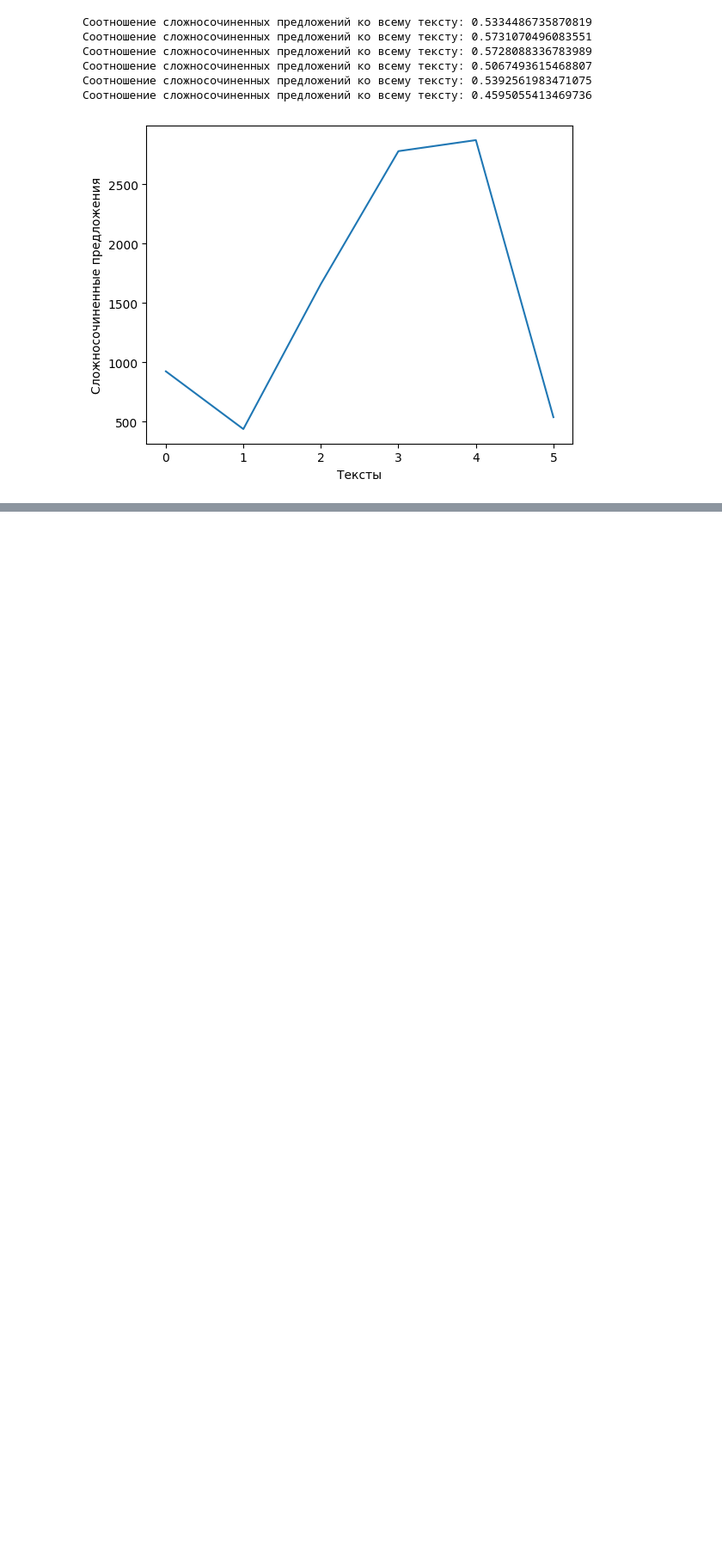
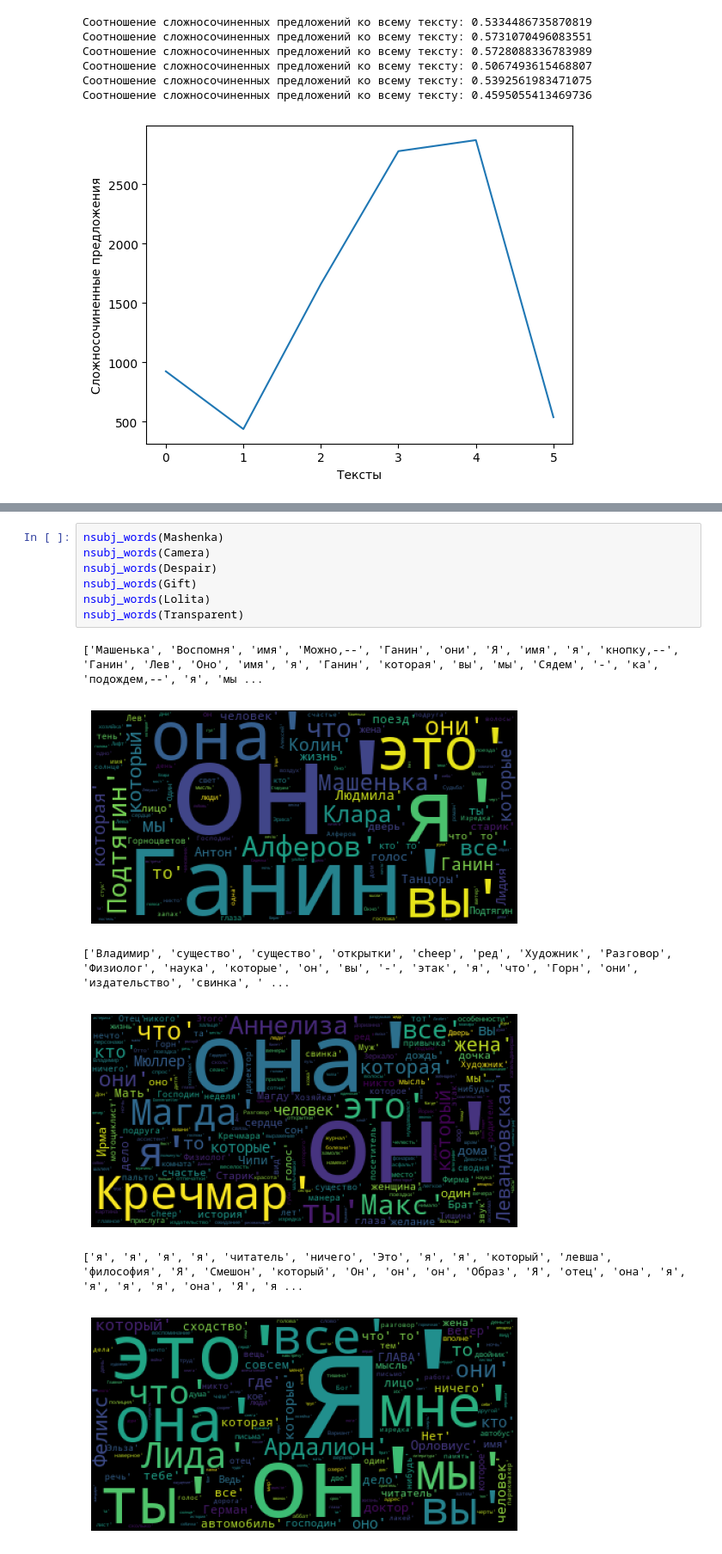
Before and after one commit to mariiakhomutova/school_x_python, a Jupyter notebook: Practice4/nabokov_syntax.ipynb, the cells around one changed output, grey strips where cells are left out. Shown at 86% size. Saved outputs shown, nothing was run; the diff lists cells and outputs as text; blank space fills up the shorter version.

```diff
--- a/Practice4/nabokov_syntax.ipynb
+++ b/Practice4/nabokov_syntax.ipynb
@@ -281,0 +347,14 @@ plt.show()
+# %%
+nsubj_words(Mashenka)
+nsubj_words(Camera)
+nsubj_words(Despair)
+nsubj_words(Gift)
+nsubj_words(Lolita)
+nsubj_words(Transparent)
+# %% [output]
+['Машенька', 'Воспомня', 'имя', 'Можно,--', 'Ганин', 'они', 'Я', 'имя', 'я', 'кнопку,--', 'Ганин', 'Лев', 'Оно', 'имя', 'я', 'Ганин', 'которая', 'вы', 'мы', 'Сядем', '-', 'ка', 'подождем,--', 'я', 'мы ...
+[figure, added]
+['Владимир', 'существо', 'существо', 'открытки', 'cheep', 'ред', 'Художник', 'Разговор', 'Физиолог', 'наука', 'которые', 'он', 'вы', '-', 'этак', 'я', 'что', 'Горн', 'они', 'издательство', 'свинка', ' ...
+[figure, added]
+['я', 'я', 'я', 'я', 'читатель', 'ничего', 'Это', 'я', 'я', 'который', 'лeвша', 'философия', 'Я', 'Смeшон', 'который', 'Он', 'он', 'он', 'Образ', 'Я', 'отец', 'она', 'я', 'я', 'я', 'я', 'она', 'Я', 'я ...
+[figure, added]
```
Also changed, not shown: parts of 13 cells of this notebook.
